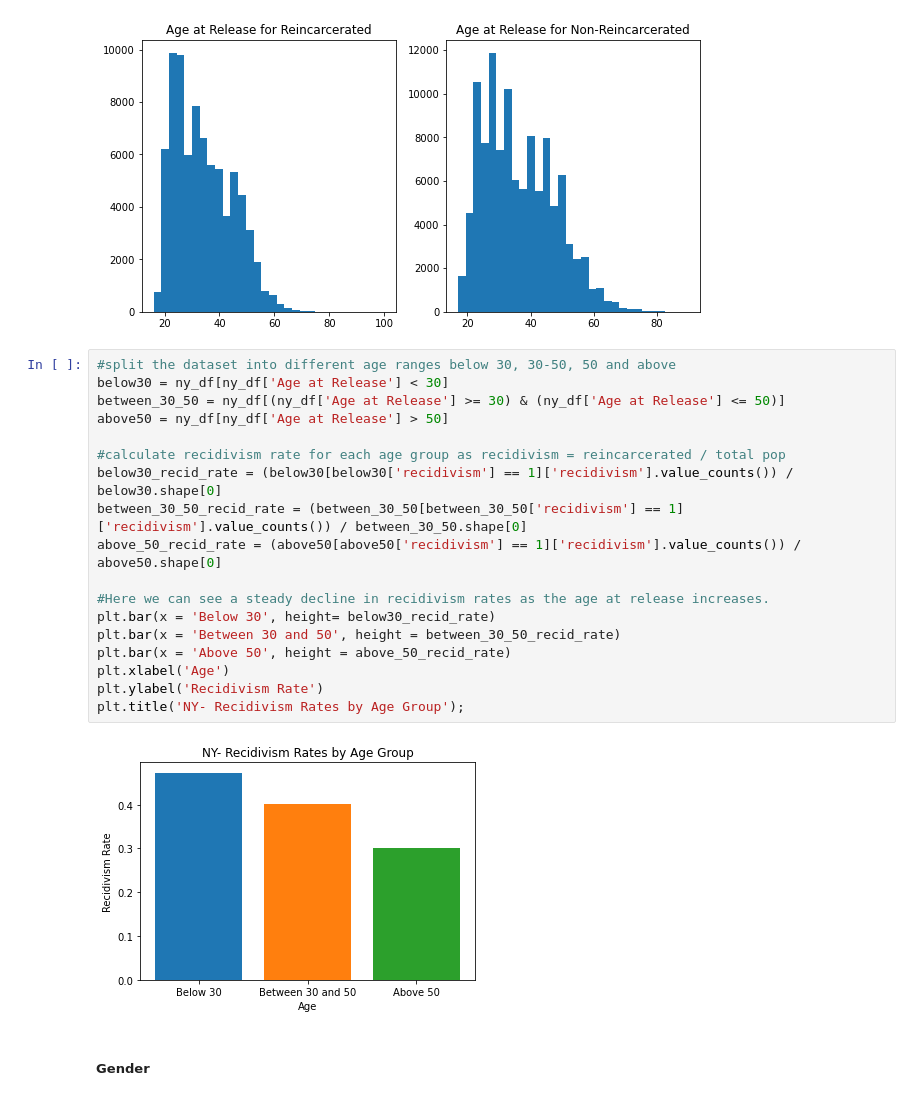
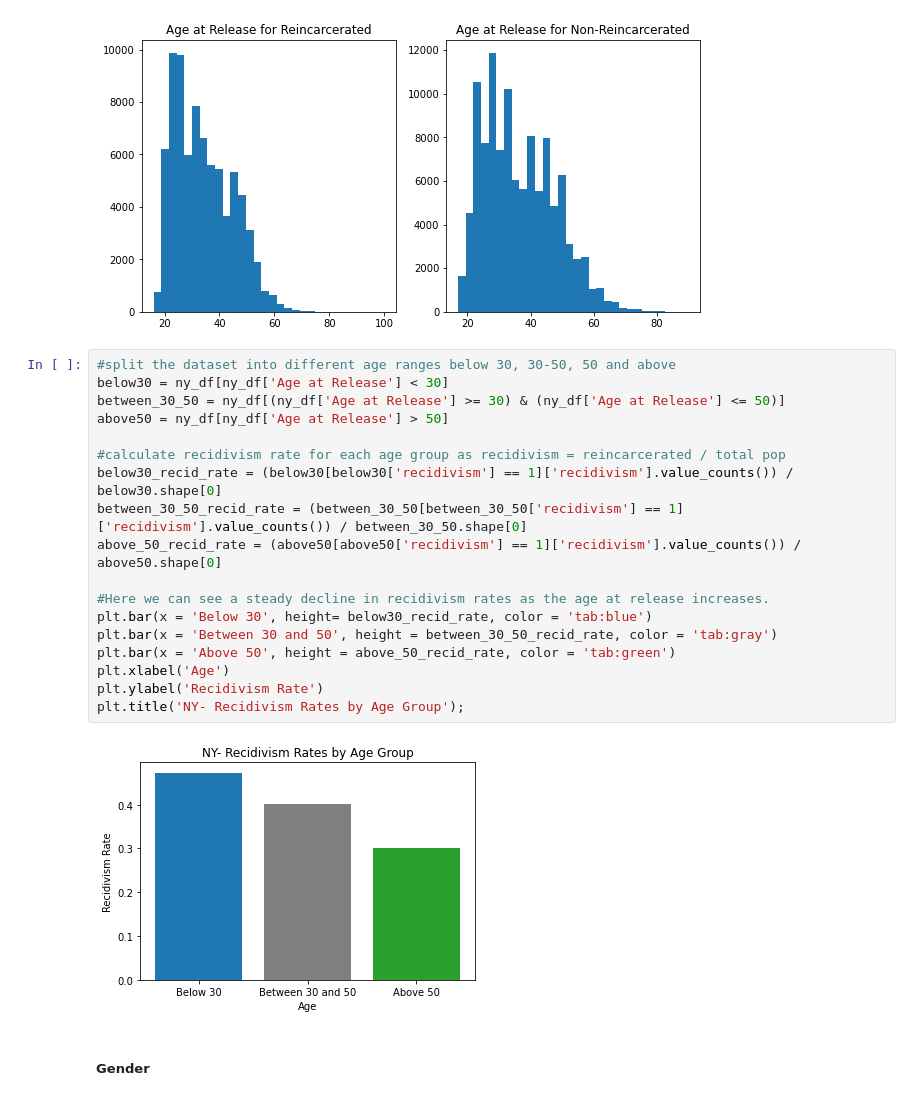
Before and after one commit to ga-dsi-822-group4/recidivism, a Jupyter notebook: notebooks/02_eda.ipynb, the cells around one changed output. Saved outputs shown, nothing was run; the diff lists cells and outputs as text.

Commit message:
making graphics same color scheme

```diff
--- a/notebooks/02_eda.ipynb
+++ b/notebooks/02_eda.ipynb
@@ -67,23 +67,23 @@ ax[1].set_title('Age at Release for Non-Reincarcerated');
 # %%
 #split the dataset into different age ranges below 30, 30-50, 50 and above
 below30 = ny_df[ny_df['Age at Release'] < 30]
 between_30_50 = ny_df[(ny_df['Age at Release'] >= 30) & (ny_df['Age at Release'] <= 50)]
 above50 = ny_df[ny_df['Age at Release'] > 50]
 
 #calculate recidivism rate for each age group as recidivism = reincarcerated / total pop
 below30_recid_rate = (below30[below30['recidivism'] == 1]['recidivism'].value_counts()) / below30.shape[0]
 between_30_50_recid_rate = (between_30_50[between_30_50['recidivism'] == 1]['recidivism'].value_counts()) / between_30_50.shape[0]
 above_50_recid_rate = (above50[above50['recidivism'] == 1]['recidivism'].value_counts()) / above50.shape[0]
 
 #Here we can see a steady decline in recidivism rates as the age at release increases.
-plt.bar(x = 'Below 30', height= below30_recid_rate)
-plt.bar(x = 'Between 30 and 50', height = between_30_50_recid_rate)
-plt.bar(x = 'Above 50', height = above_50_recid_rate)
+plt.bar(x = 'Below 30', height= below30_recid_rate, color = 'tab:blue')
+plt.bar(x = 'Between 30 and 50', height = between_30_50_recid_rate, color = 'tab:gray')
+plt.bar(x = 'Above 50', height = above_50_recid_rate, color = 'tab:green')
 plt.xlabel('Age')
 plt.ylabel('Recidivism Rate')
 plt.title('NY- Recidivism Rates by Age Group');
 # %% [output]
-[figure, old version]
+[figure, new version]
 # %% [markdown]
 ##### Gender
 # %%
```
Also changed, not shown: parts of 1 cell of this notebook, 3 other files.
